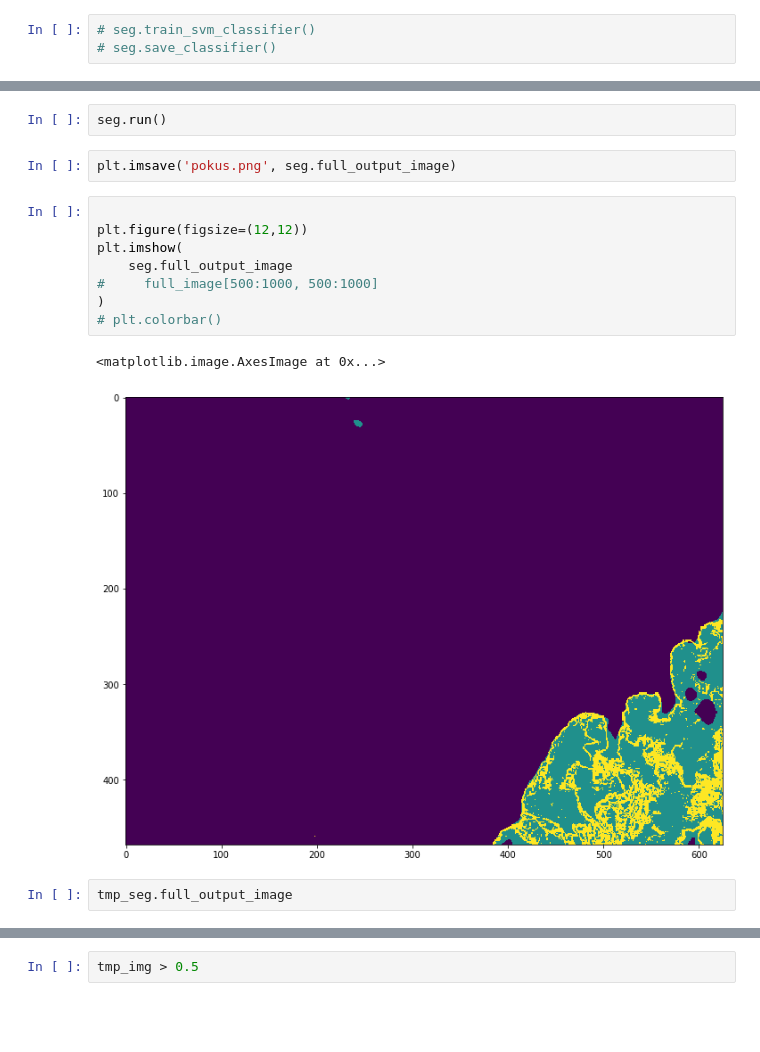
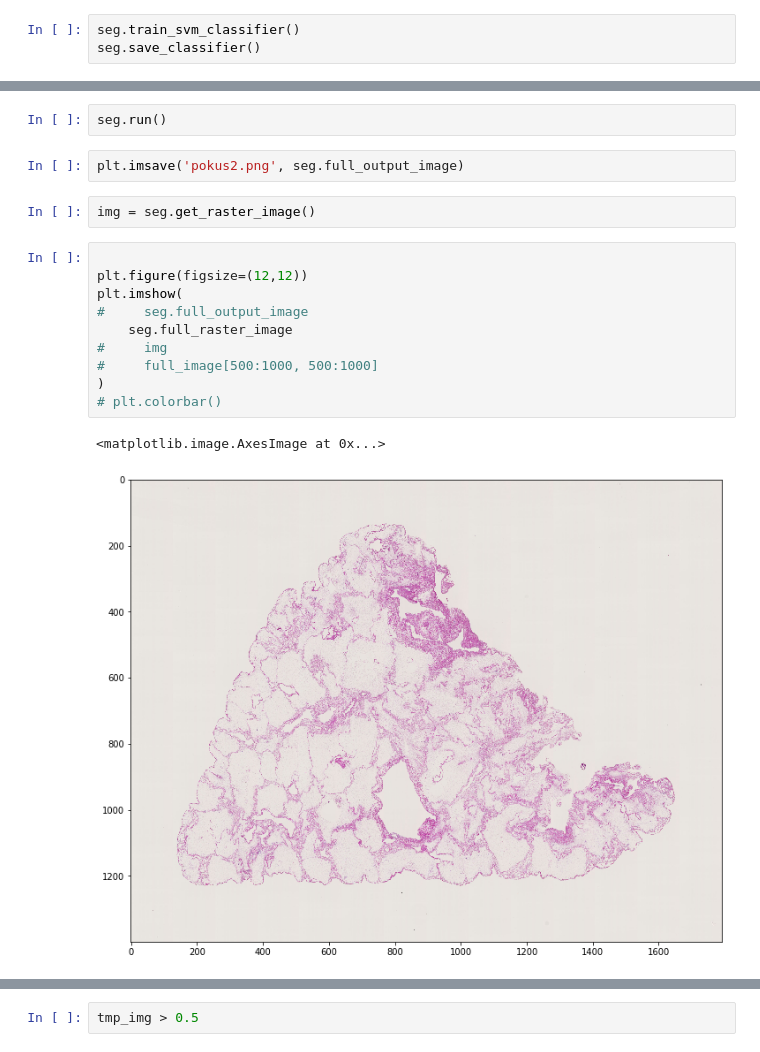
Before and after one commit to mjirik/scaffan, a Jupyter notebook: devel/svm_approach_jecathon.ipynb, the cells around one changed output, grey strips where cells are left out. Drawn from its saved outputs; the diff is of its cells as text; blank space fills up the shorter version.

```diff
--- a/devel/svm_approach_jecathon.ipynb
+++ b/devel/svm_approach_jecathon.ipynb
@@ -259,8 +336,8 @@ seg.init(fn)
 # %% [markdown]
 # Training
 # %%
-# seg.train_svm_classifier()
-# seg.save_classifier()
+seg.train_svm_classifier()
+seg.save_classifier()
 # %%
 seg.make_tiles()
 img = seg.tiles[1][1].get_region_image()
@@ -320,17 +414,19 @@ size x=7 y=6
 # %%
 seg.run()
 # %%
-plt.imsave('pokus.png', seg.full_output_image)
+plt.imsave('pokus2.png', seg.full_output_image)
+# %%
+img = seg.get_raster_image()
 # %%
 
 plt.figure(figsize=(12,12))
 plt.imshow(
-    seg.full_output_image
+#     seg.full_output_image
+    seg.full_raster_image
+#     img
 #     full_image[500:1000, 500:1000]
 )
 # plt.colorbar()
 # %% [output]
 <matplotlib.image.AxesImage at 0x...>
-[figure, old version]
+[figure, new version]
-# %%
-tmp_seg.full_output_image
```
Also changed, not shown: parts of 26 cells of this notebook, 2 other files.
